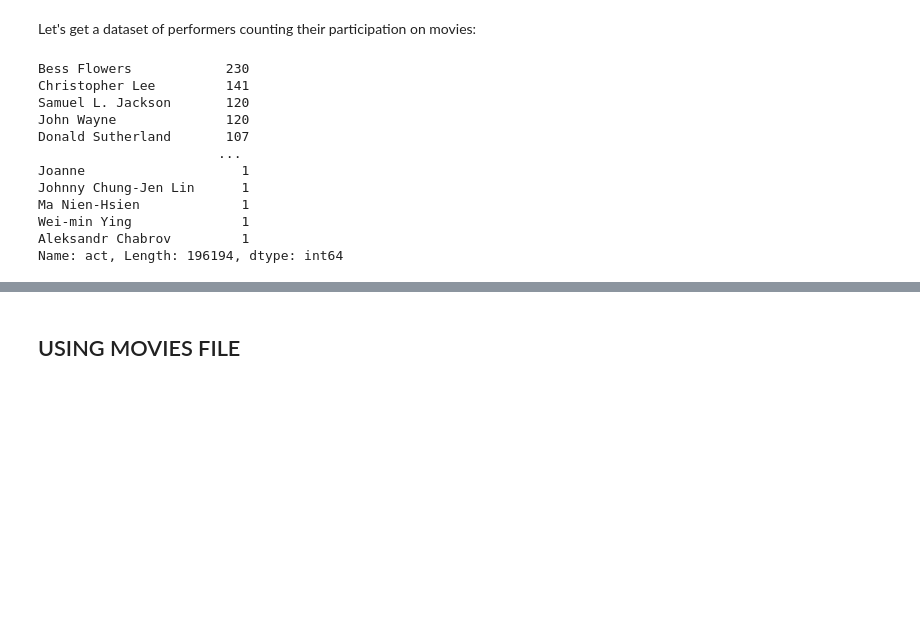
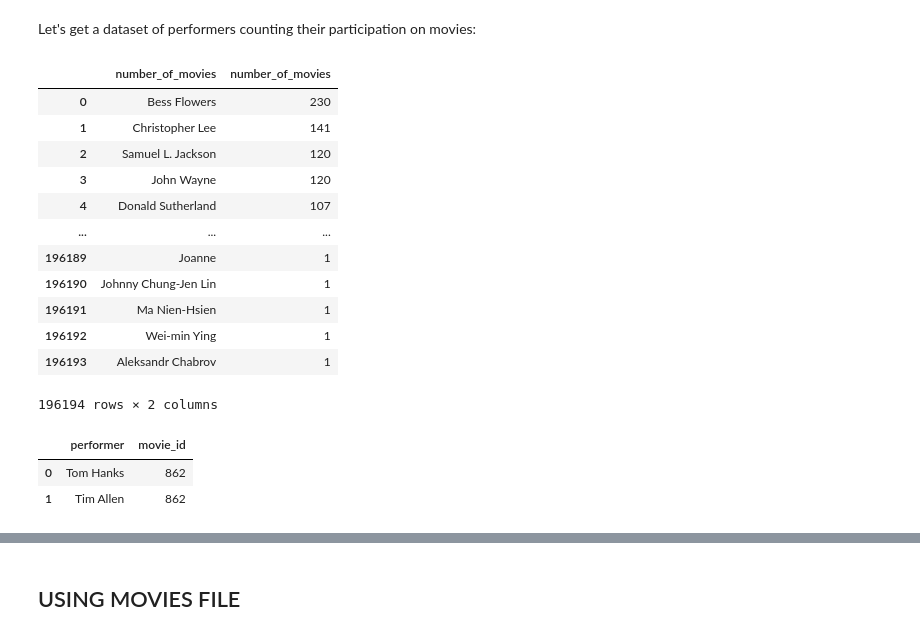
Before and after one commit to cperezmendoza00/cpsc-4810-project, a Jupyter notebook: Project.ipynb, the cells around one changed output, grey strips where cells are left out. Drawn from its saved outputs; the diff is of its cells as text; code cells hidden in the pictures; blank space fills up the shorter version.

```diff
--- a/Project.ipynb
+++ b/Project.ipynb
@@ -194,32 +194,47 @@ Let's get a dataset of performers counting their participation on movies:
 # %%
 actArray = []
 movArray = []
 for i, credit in credits.iterrows():
     try:
-        credit.cast = credit.cast.replace("'", '"')
         arrayOfPeople = json.loads(credit.cast)
         for dictOfPeople in arrayOfPeople:
             actArray.append(dictOfPeople["name"])
             movArray.append(credit.id)
     except Exception as e:
         print(i,credit.cast)
         break
 
 
-myDict = {'act': actArray, 'mov': movArray}
+myDict = {'performer': actArray, 'movie_id': movArray}
 acts = pd.DataFrame(data=myDict)
 
-(acts['act'].value_counts())
+counts = acts['performer'].value_counts().to_frame()
+counts.reset_index(inplace=True)
+counts.columns = counts.columns.str.replace('index', 'performer')
+counts.columns = counts.columns.str.replace('performer', 'number_of_movies')
+
+#for i in range(0,len(counts)):
+    #print(counts.iloc[i].performer, counts.iloc[i].number_of_movies)
+    #break
+
+display(counts)
 # %% [output]
+|  | number_of_movies | number_of_movies |
+| 0 | Bess Flowers | 230 |
+| 1 | Christopher Lee | 141 |
+| 2 | Samuel L. Jackson | 120 |
+| 3 | John Wayne | 120 |
+| 4 | Donald Sutherland | 107 |
+| ... | ... | ... |
+| 196189 | Joanne | 1 |
+| 196190 | Johnny Chung-Jen Lin | 1 |
+| 196191 | Ma Nien-Hsien | 1 |
+| 196192 | Wei-min Ying | 1 |
+| 196193 | Aleksandr Chabrov | 1 |
-Bess Flowers            230
-Christopher Lee         141
-Samuel L. Jackson       120
-John Wayne              120
-Donald Sutherland       107
-                       ...
-Joanne                    1
-Johnny Chung-Jen Lin      1
-Ma Nien-Hsien             1
-Wei-min Ying              1
-Aleksandr Chabrov         1
-Name: act, Length: 196194, dtype: int64
+196194 rows × 2 columns
+# %%
+acts.head(2)
+# %% [output]
+|  | performer | movie_id |
+| 0 | Tom Hanks | 862 |
+| 1 | Tim Allen | 862 |
```
Also changed, not shown: parts of 2 cells of this notebook.
